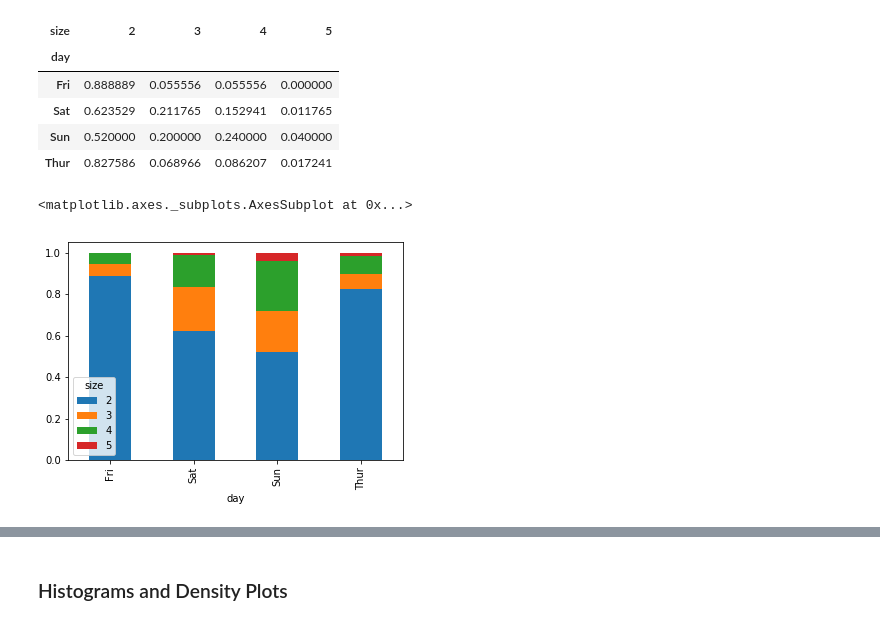
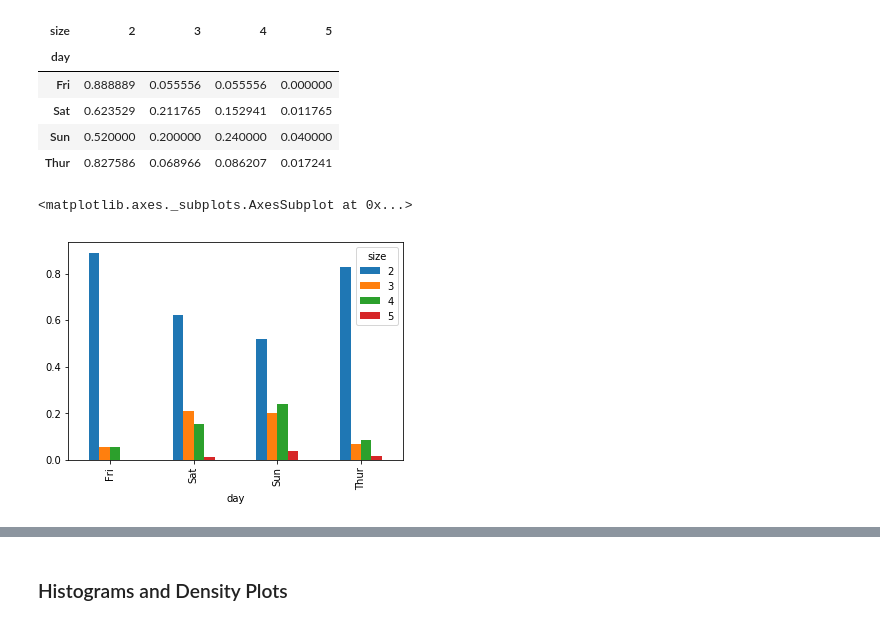
Before and after one commit to yurrrri/python, a Jupyter notebook: plotting.ipynb, the cells around one changed output, grey strips where cells are left out. Drawn from its saved outputs; the diff is of its cells as text; code cells hidden in the pictures.

```diff
--- a/plotting.ipynb
+++ b/plotting.ipynb
@@ -241,5 +261,5 @@ df.plot(kind='barh', stacked=True, alpha=0.5) #데이터를 쌓아서 그래프
 # %%
-tips = pd.read_csv('ch08/tips.csv')
+tips = pd.read_csv('examples/tips.csv')
 # %%
 party_counts = pd.crosstab(tips['day'], tips['size'])
 # %%
@@ -252,4 +272,4 @@ party_counts
 | Sun | 0 | 39 | 15 | 18 | 3 | 1 |
 | Thur | 1 | 48 | 4 | 5 | 1 | 3 |
 # %%
-party_counts = party_counts.ix[:, 2:5] #첫번째 사람과 6번째 사람 제외
+party_counts = party_counts.loc[:, 2:5] #첫번째 사람과 6번째 사람 제외
@@ -264,5 +276,5 @@ http://pandas.pydata.org/pandas-docs/stable/indexing.html#ix-indexer-is-deprecat
 # %%
-party_pcts = party_counts.div(party_counts.sum(1).astype(float), axis=0)
+party_pcts = party_counts.div(party_counts.sum(1), axis=0)
 #party_counts를 party_counts의 행 기준의 합으로 나누기
 # %%
 party_pcts
@@ -274,7 +286,7 @@ party_pcts
 | Sun | 0.520000 | 0.200000 | 0.240000 | 0.040000 |
 | Thur | 0.827586 | 0.068966 | 0.086207 | 0.017241 |
 # %%
-party_pcts.plot(kind='bar', stacked=True)
+party_pcts.plot.bar()
 # %% [output]
 <matplotlib.axes._subplots.AxesSubplot at 0x...>
-[figure, old version]
+[figure, new version]
```
Also changed, not shown: parts of 84 cells of this notebook.
